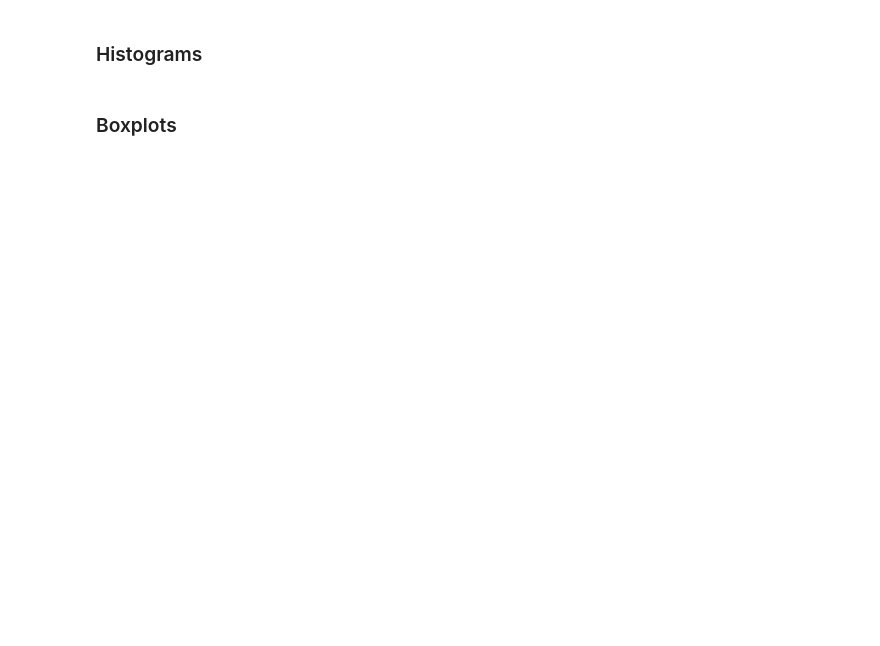
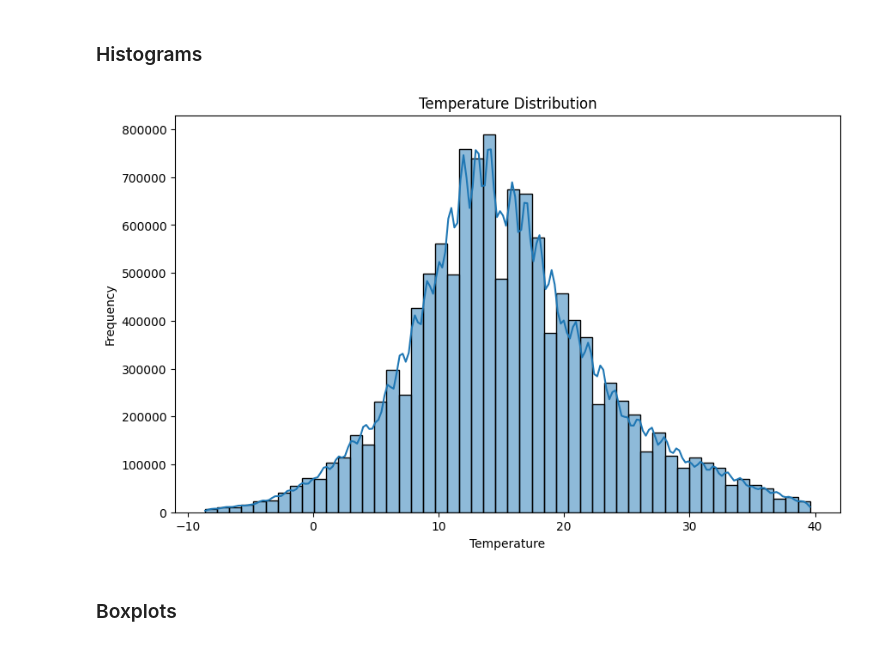
Before and after one commit to lizbethkr/PHIT-Project-1, a Jupyter notebook: notebooks/exploratory_data_analysis.ipynb, the cells around one changed output. Cells and saved outputs as stored; diff of their text form; code cells hidden in the pictures; blank space fills up the shorter version.

Commit message:
Completed basic statistics and plots for EDA

```diff
--- a/notebooks/exploratory_data_analysis.ipynb
+++ b/notebooks/exploratory_data_analysis.ipynb
@@ -3,8 +3,8 @@
 # %% [markdown]
 ## Set Up
 # %%
-import matplotlib
-import seaborn
+import matplotlib.pyplot as plt
+import seaborn as sns
 import pandas as pd # type: ignore
 import numpy as np
 import sys
@@ -21,6 +21,9 @@ from notebook_utils.preprocessing import combine_files_to_dfs
 # Create combined dataframe from ghcn_clean files
 dfs = combine_files_to_dfs("../data/ghcn_clean")
 CA_stations_clean = pd.concat(dfs, ignore_index=True) # type: ignore
+
+# add a datetime column for summary statistics
+CA_stations_clean['datetime'] = pd.to_datetime(CA_stations_clean[['Year', 'Month', 'Day', 'Hour']])
 # %% [output]
 Processed file: CA_2003_clean.csv
 Processed file: CA_2004_clean.csv
@@ -48,2 +91,10 @@ Processed file: CA_2023_clean.csv
 # %% [markdown]
 ### Monthly Scale
+# %%
+CA_stations_clean['year_month'] = CA_stations_clean['datetime'].dt.to_period('M')
+by_month = CA_stations_clean.groupby(['year_month'])['Temperature']
+monthly_scale = by_month.agg(['mean', 'median', 'std', 'min', 'max', 'count']).reset_index()
+monthly_scale.columns = ['year_month', 'mean_temperature', 'median_temperature', 'std_temperature',
+                         'min_temperature', 'max_temperature', 'temperature_count']
+
+monthly_scale.head()
@@ -50,2 +108,14 @@ Processed file: CA_2023_clean.csv
 # %% [markdown]
 ### Seasonal Scale
+# %%
+from notebook_utils.exploratory import assign_season
+
+CA_stations_clean['Season'] = CA_stations_clean['datetime'].dt.month.apply(assign_season)
+
+by_season = CA_stations_clean.groupby(['Year', 'Season'])['Temperature']
+
+seasonal_scale = by_season.agg(['mean', 'median', 'std', 'min', 'max', 'count']).reset_index()
+seasonal_scale.columns = ['Year', 'Season', 'mean_temperature', 'median_temperature', 'std_temperature',
+                          'min_temperature', 'max_temperature', 'temperature_count']
+
+seasonal_scale.head()
@@ -55,0 +147,4 @@ Processed file: CA_2023_clean.csv
+# %%
+cols = ['Station_ID', 'Station_name', 'Latitude', 'Longitude', 'datetime','Year', 'Month', 'Day', 'Hour', 'Temperature','Season']
+CA_stations_clean = CA_stations_clean[cols]
+CA_stations_clean.head()
@@ -56,4 +158,13 @@ Processed file: CA_2023_clean.csv
 # %% [markdown]
 ### Histograms
+# %%
+plt.figure(figsize=(10, 6))
+sns.histplot(CA_stations_clean['Temperature'], bins=50, kde=True)
+plt.title('Temperature Distribution')
+plt.xlabel('Temperature')
+plt.ylabel('Frequency')
+plt.show()
+# %% [output]
+[figure, added]
 # %% [markdown]
 ### Boxplots
```
Also changed, not shown: parts of 22 cells of this notebook, 25 other files.
